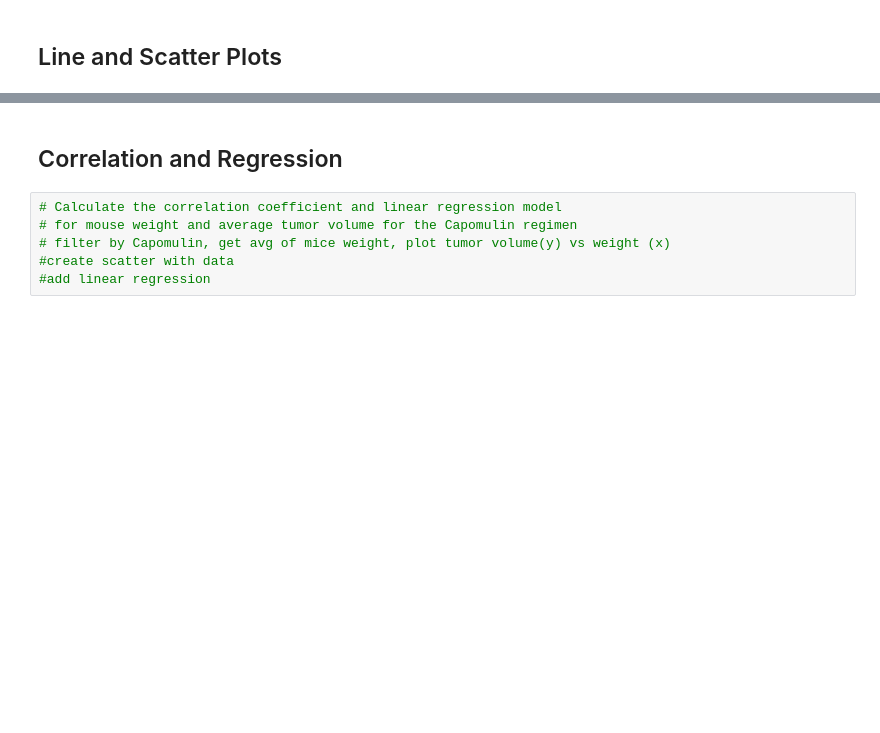
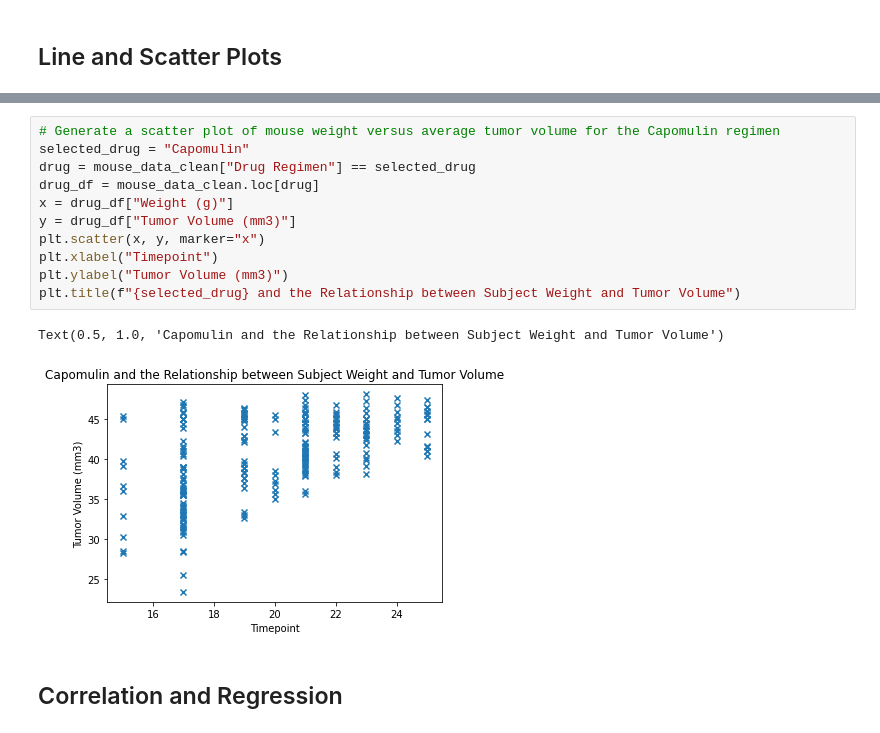
Before and after one commit to BNY-Lemon/matplotlib-challenge, a Jupyter notebook: pymaceuticals_starter.ipynb, the cells around one changed output, grey strips where cells are left out. Cells and saved outputs as stored; diff of their text form; blank space fills up the shorter version.

```diff
--- a/pymaceuticals_starter.ipynb
+++ b/pymaceuticals_starter.ipynb
@@ -272,8 +264,16 @@ plt.plot(x, y)
+# %%
+# Generate a scatter plot of mouse weight versus average tumor volume for the Capomulin regimen
+selected_drug = "Capomulin"
+drug = mouse_data_clean["Drug Regimen"] == selected_drug
+drug_df = mouse_data_clean.loc[drug]
+x = drug_df["Weight (g)"]
+y = drug_df["Tumor Volume (mm3)"]
+plt.scatter(x, y, marker="x")
+plt.xlabel("Timepoint")
+plt.ylabel("Tumor Volume (mm3)")
+plt.title(f"{selected_drug} and the Relationship between Subject Weight and Tumor Volume")
+# %% [output]
+Text(0.5, 1.0, 'Capomulin and the Relationship between Subject Weight and Tumor Volume')
+[figure, added]
 # %% [markdown]
 ## Correlation and Regression
-# %%
-# Calculate the correlation coefficient and linear regression model
-# for mouse weight and average tumor volume for the Capomulin regimen
-# filter by Capomulin, get avg of mice weight, plot tumor volume(y) vs weight (x)
-#create scatter with data
-#add linear regression
```
Also changed, not shown: parts of 11 cells of this notebook.
